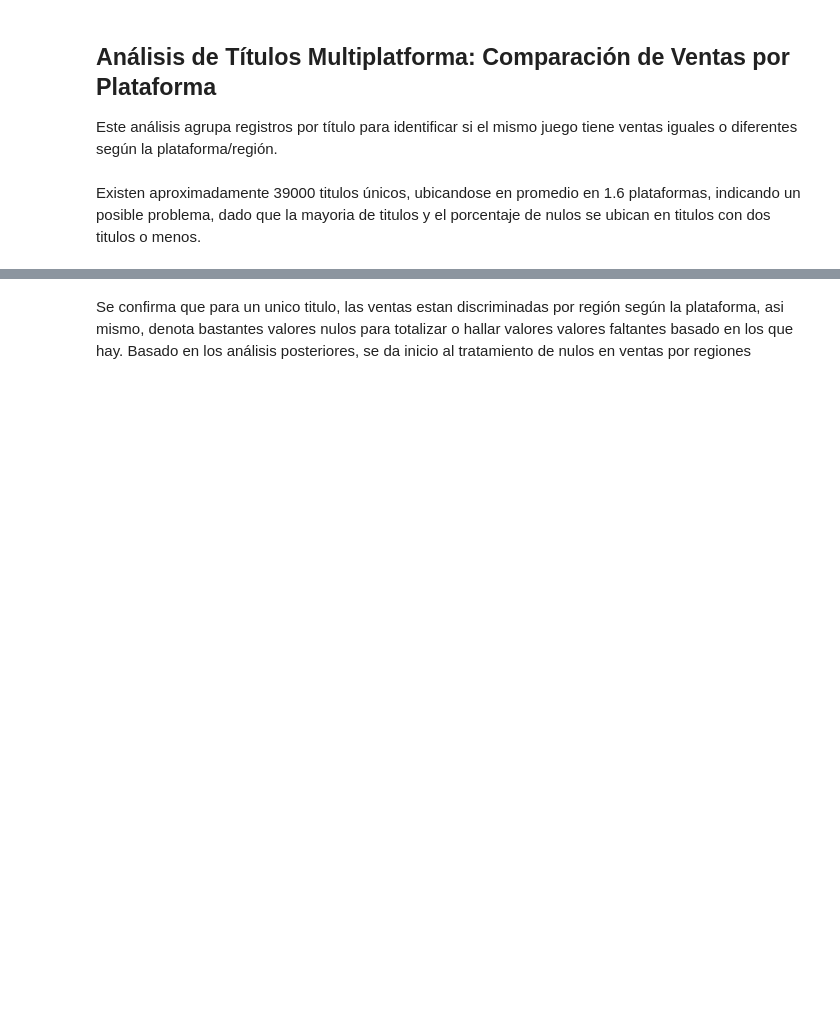
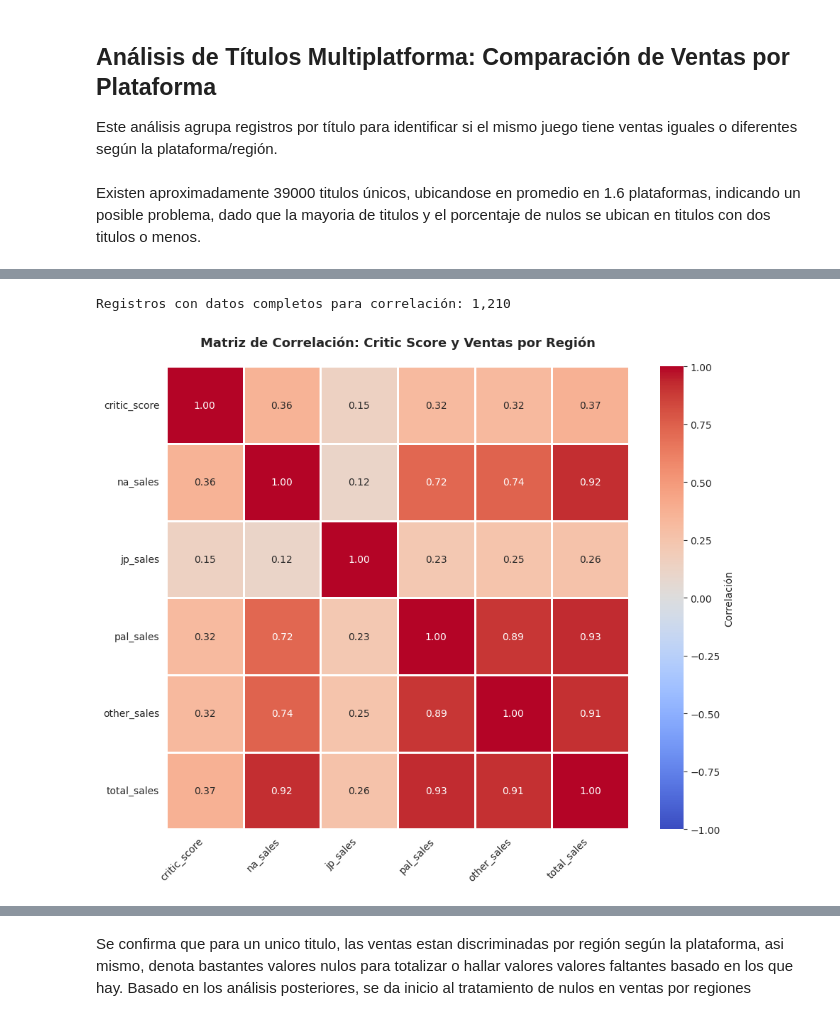
Before and after one commit to NacisCric-2908/mineria, a Jupyter notebook: videoGames/videoGames.ipynb, the cells around one changed output, grey strips where cells are left out. Saved outputs shown, nothing was run; the diff lists cells and outputs as text; code cells hidden in the pictures; blank space fills up the shorter version.

```diff
--- a/videoGames/videoGames.ipynb
+++ b/videoGames/videoGames.ipynb
@@ -855,0 +922,64 @@ Existen aproximadamente 39000 titulos únicos, ubicandose en promedio en 1.6 pla
+# %%
+# Matriz de Correlación entre Variables Numéricas
+# Evaluar relaciones entre critic_score y sales por región
+
+correlation_cols = ['critic_score', 'na_sales', 'jp_sales', 'pal_sales', 'other_sales', 'total_sales']
+df_correlation = df_work[correlation_cols].dropna()
+
+print(f"Registros con datos completos para correlación: {len(df_correlation):,}")
+
+# Calcular matriz de correlación
+correlation_matrix = df_correlation.corr()
+
+# Crear visualización
+fig, ax = plt.subplots(figsize=(10, 8))
+
+# Heatmap de correlación
+sns.heatmap(correlation_matrix,
+            annot=True,  # Mostrar valores
+            cmap='coolwarm',  # Escala de colores rojo-azul
+            center=0,  # Centrar en 0
+            square=True,  # Celdas cuadradas
+            linewidths=1,
+            cbar_kws={'label': 'Correlación'},
+            fmt='.2f',
+            ax=ax,
+            vmin=-1, vmax=1)
+
+ax.set_title('Matriz de Correlación: Critic Score y Ventas por Región', fontweight='bold', fontsize=13, pad=20)
+plt.xticks(rotation=45, ha='right')
+plt.yticks(rotation=0)
+plt.tight_layout()
+plt.show()
+
+# Interpretación de correlaciones
+print("\n=== INTERPRETACIÓN DE LA MATRIZ DE CORRELACIÓN ===\n")
+
+# Correlaciones con total_sales
+print("Correlación con TOTAL_SALES:")
+print("-" * 50)
+correlations_with_sales = correlation_matrix['total_sales'].sort_values(ascending=False)
+for var, corr in correlations_with_sales.items():
+    if var != 'total_sales':
+        strength = "Fuerte" if abs(corr) > 0.7 else "Moderada" if abs(corr) > 0.4 else "Débil"
+        direction = "positiva" if corr > 0 else "negativa"
+        print(f"{var:20s}: {corr:7.3f} ({strength} {direction})")
+
+# Correlación con critic_score
+print(f"\nCorrelación critic_score con ventas por región:")
+print("-" * 50)
+for col in ['na_sales', 'jp_sales', 'pal_sales', 'other_sales']:
+    corr = correlation_matrix.loc['critic_score', col]
+    print(f"critic_score vs {col:15s}: {corr:7.3f}")
+
+# Ventas por región
+print("\nCorrelación entre Ventas por Región:")
+print("-" * 50)
+sales_cols = ['na_sales', 'jp_sales', 'pal_sales', 'other_sales']
+for i, col1 in enumerate(sales_cols):
+    for col2 in sales_cols[i+1:]:
+        corr = correlation_matrix.loc[col1, col2]
+        print(f"{col1:12s} vs {col2:12s}: {corr:7.3f}")
+# %% [output]
+Registros con datos completos para correlación: 1,210
+[figure, added]
```
Also changed, not shown: parts of 7 cells of this notebook, 4 other files.
